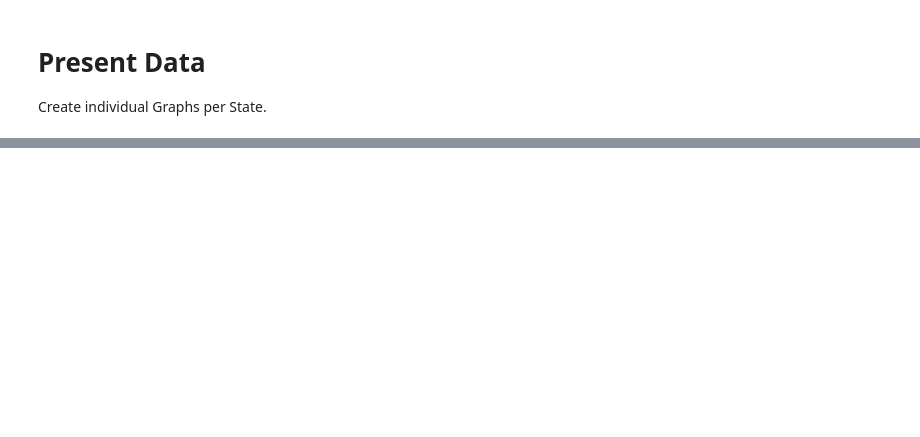
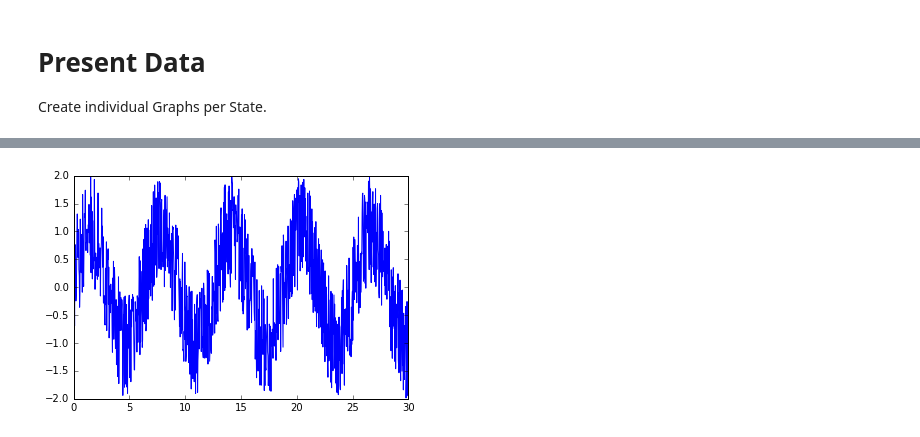
Before and after one commit to jamka1902/Python-Course, a Jupyter notebook: Python-Lesson-4-Pandas-Part-3.ipynb, the cells around one changed output, grey strips where cells are left out. Drawn from its saved outputs; the diff is of its cells as text; code cells hidden in the pictures; blank space fills up the shorter version.

```diff
--- a/Python-Lesson-4-Pandas-Part-3.ipynb
+++ b/Python-Lesson-4-Pandas-Part-3.ipynb
@@ -827,0 +414,7 @@ KeyError: 'the label [FL] is not in the [index]'
+# %%
+yran = [i+(2*np.random.rand()-1) for i in y]
+# %%
+plt.plot(x,yran)
+plt.show()
+# %% [output]
+[figure, added]
```
Also changed, not shown: parts of 52 cells of this notebook, 4 other files.
